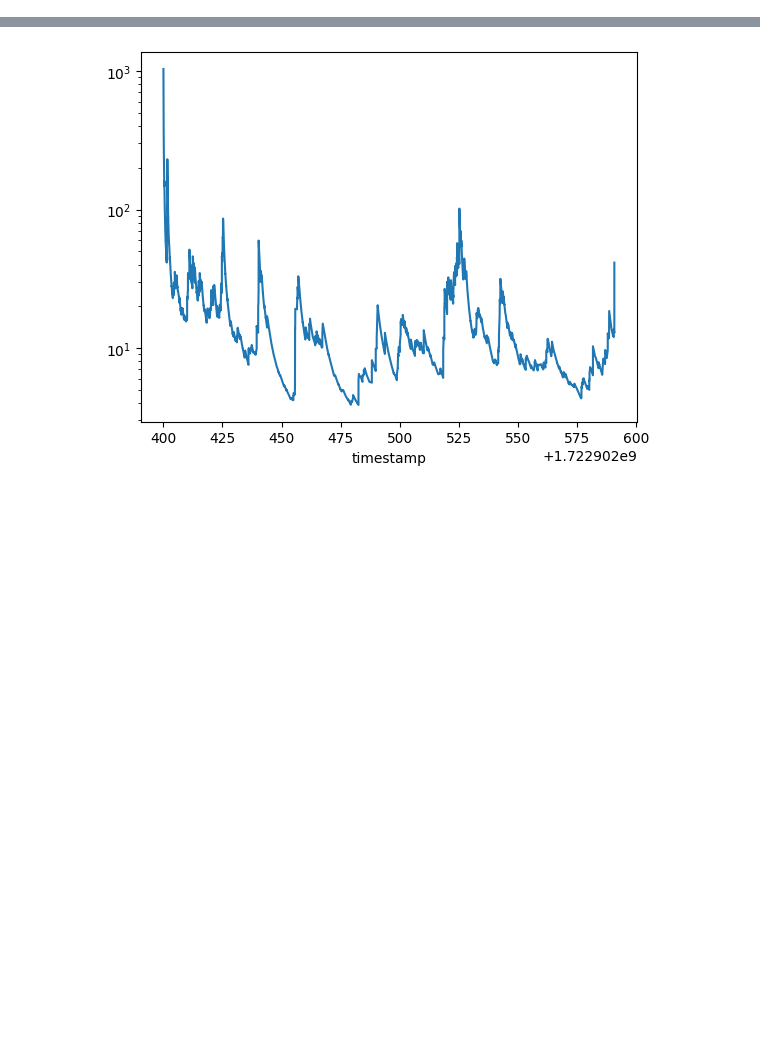
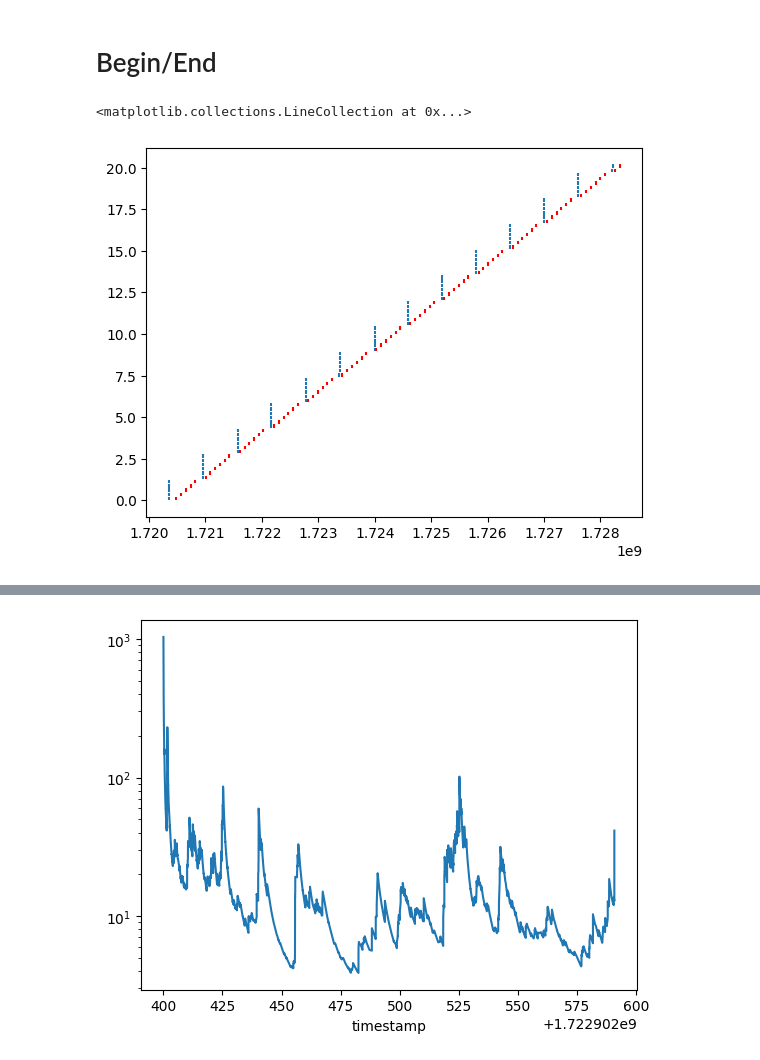
Before and after one commit to odenpetersen/order-book-simulation, a Jupyter notebook: src/ES.ipynb, the cells around one changed output, grey strips where cells are left out. Drawn from its saved outputs; the diff is of its cells as text; code cells hidden in the pictures; blank space fills up the shorter version.

```diff
--- a/src/ES.ipynb
+++ b/src/ES.ipynb
@@ -20,0 +122,7 @@ ESH5-ESM5,1722902400.0,A,A,1,230800000000,0,nan,nan,1,228.5,False
+# %%
+filled_orders = set()
+for mbo in tqdm.tqdm(data):
+    instrument = instrument_map.resolve(mbo.instrument_id, datetime.datetime.fromtimestamp(mbo.ts_recv*1e-9).date())
+    if instrument == 'ESU4':
+        if mbo.order_id == 6413773252545:
+            print(mbo)
@@ -20,0 +134,10 @@ ESH5-ESM5,1722902400.0,A,A,1,230800000000,0,nan,nan,1,228.5,False
+# %%
+prev_action = None
+actions = set()
+bigrams = Counter()
+for mbo in tqdm.tqdm(data):
+    instrument = instrument_map.resolve(mbo.instrument_id, datetime.datetime.fromtimestamp(mbo.ts_recv*1e-9).date())
+    if instrument == 'ESU4':
+        actions.add(mbo.action)
+        bigrams.update([(prev_action,mbo.action)])
+        prev_action = mbo.action
@@ -20,0 +385,12 @@ ESH5-ESM5,1722902400.0,A,A,1,230800000000,0,nan,nan,1,228.5,False
+# %%
+t_size = 0
+f_size = 0
+for mbo in tqdm.tqdm(data):
+    instrument = instrument_map.resolve(mbo.instrument_id, datetime.datetime.fromtimestamp(mbo.ts_recv*1e-9).date())
+    if instrument == 'ESU4':
+        if mbo.action =='T':
+            assert t_size==f_size
+            t_size += mbo.size
+        if mbo.action == 'F':
+            f_size += mbo.size
+            assert f_size<=t_size, (f_size,t_size,mbo.size,mbo.sequence)
@@ -20,0 +436,12 @@ ESH5-ESM5,1722902400.0,A,A,1,230800000000,0,nan,nan,1,228.5,False
+# %% [markdown]
+# Begin/End
+# %%
+bounds = dict()
+for file in tqdm.tqdm(sorted(glob.glob('../data/databento/es/ftp.databento.com/E8XGYL35/GLBX-20241008-8PTR93CRA9/*.zst'))):
+    data = db.DBNStore.from_file(file)
+    bound = None
+    for mbo in data:
+        if bound is None:
+            bound = (mbo.ts_event,mbo.ts_event)
+        bound = (min(mbo.ts_event,bound[0]), max(mbo.ts_event,bound[1]))
+    bounds[file] = bound
@@ -20,0 +450,8 @@ ESH5-ESM5,1722902400.0,A,A,1,230800000000,0,nan,nan,1,228.5,False
+# %%
+df = pd.DataFrame.from_dict(bounds).T
+df.columns = ['start','end']
+plt.vlines(df.start*1e-9,np.linspace(0,20,df.shape[0]),np.linspace(0,20,df.shape[0])+0.2)
+plt.vlines(df.end*1e-9,np.linspace(0,20,df.shape[0]),np.linspace(0,20,df.shape[0])+0.2,color='red')
+# %% [output]
+<matplotlib.collections.LineCollection at 0x...>
+[figure, added]
```
Also changed, not shown: parts of 77 cells of this notebook, 14 other files.
